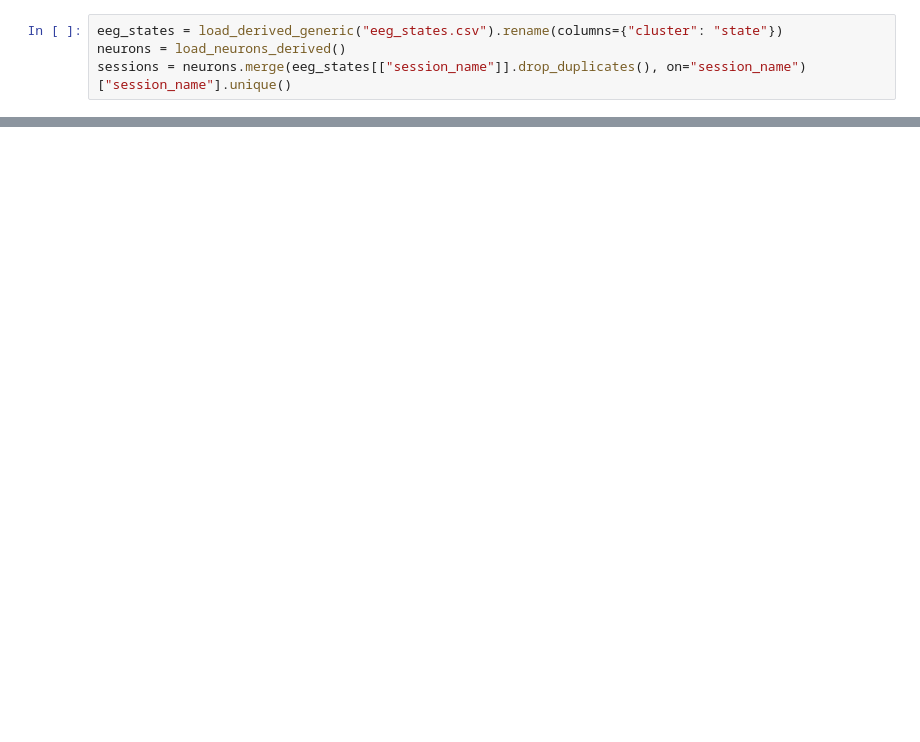
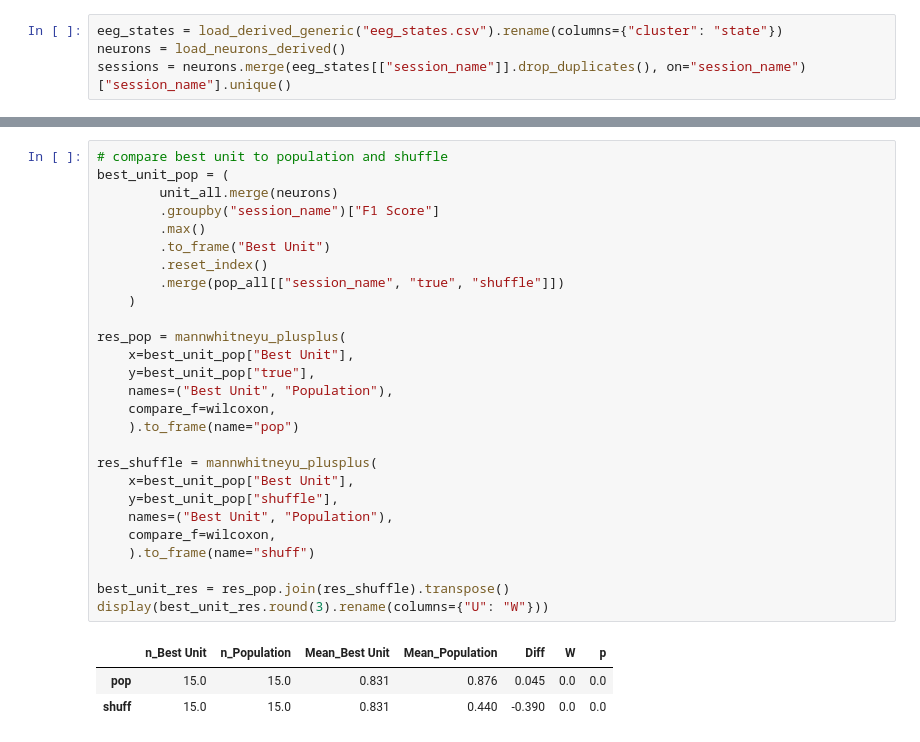
Before and after one commit to Ruairi-osul/drn-interactions, a Jupyter notebook: notebooks/Brain State/04 Decoding.ipynb, the cells around one changed output, grey strips where cells are left out. Drawn from its saved outputs; the diff is of its cells as text; blank space fills up the shorter version.

```diff
--- a/notebooks/Brain State/04 Decoding.ipynb
+++ b/notebooks/Brain State/04 Decoding.ipynb
@@ -152,0 +272,31 @@ plt.tight_layout()
+# %%
+# compare best unit to population and shuffle
+best_unit_pop = (
+        unit_all.merge(neurons)
+        .groupby("session_name")["F1 Score"]
+        .max()
+        .to_frame("Best Unit")
+        .reset_index()
+        .merge(pop_all[["session_name", "true", "shuffle"]])
+    )
+
+res_pop = mannwhitneyu_plusplus(
+    x=best_unit_pop["Best Unit"],
+    y=best_unit_pop["true"],
+    names=("Best Unit", "Population"),
+    compare_f=wilcoxon,
+    ).to_frame(name="pop")
+
+res_shuffle = mannwhitneyu_plusplus(
+    x=best_unit_pop["Best Unit"],
+    y=best_unit_pop["shuffle"],
+    names=("Best Unit", "Population"),
+    compare_f=wilcoxon,
+    ).to_frame(name="shuff")
+
+best_unit_res = res_pop.join(res_shuffle).transpose()
+display(best_unit_res.round(3).rename(columns={"U": "W"}))
+# %% [output]
+|  | n_Best Unit | n_Population | Mean_Best Unit | Mean_Population | Diff | W | p |
+| pop | 15.0 | 15.0 | 0.831 | 0.876 | 0.045 | 0.0 | 0.0 |
+| shuff | 15.0 | 15.0 | 0.831 | 0.440 | -0.390 | 0.0 | 0.0 |
```
Also changed, not shown: parts of 18 cells of this notebook, 2 other files.
